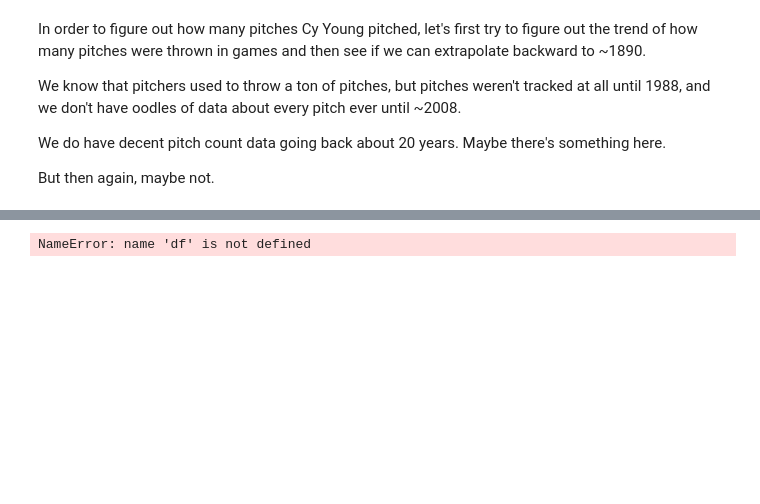
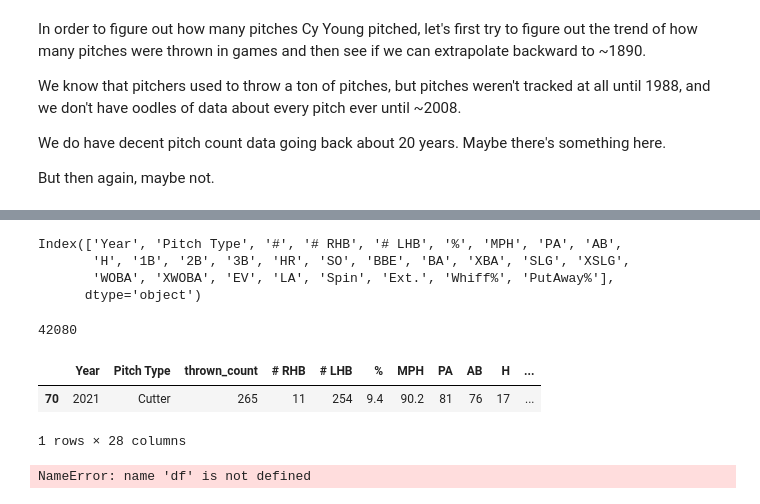
Before and after one commit to obverter/going-for-distance, a Jupyter notebook: He's Going for Distance.ipynb, the cells around one changed output, grey strips where cells are left out. Drawn from its saved outputs; the diff is of its cells as text; code cells hidden in the pictures; blank space fills up the shorter version.

```diff
--- a/He's Going for Distance.ipynb
+++ b/He's Going for Distance.ipynb
@@ -130,3 +33,30 @@ bs4.BeautifulSoup
+# %%
+df = pd.read_csv('data/scherzer-pitch-history.csv')
+# %%
+df.columns
+# %% [output]
+Index(['Year', 'Pitch Type', '#', '# RHB', '# LHB', '%', 'MPH', 'PA', 'AB',
+       'H', '1B', '2B', '3B', 'HR', 'SO', 'BBE', 'BA', 'XBA', 'SLG', 'XSLG',
+       'WOBA', 'XWOBA', 'EV', 'LA', 'Spin', 'Ext.', 'Whiff%', 'PutAway%'],
+      dtype='object')
+# %%
+df = df.rename(columns={
+    '#': 'thrown_count'
+})
+# %%
+df['thrown_count'] = df['thrown_count'].str.replace(",","")
+df['thrown_count'] = df['thrown_count'].astype(int)
+df = df.convert_dtypes()
+# %%
+df.thrown_count.sum()
+# %% [output]
+42080
+# %%
+df.sample()
+# %% [output]
+|  | Year | Pitch Type | thrown_count | # RHB | # LHB | % | MPH | PA | AB | H | ... |
+| 70 | 2021 | Cutter | 265 | 11 | 254 | 9.4 | 90.2 | 81 | 76 | 17 | ... |
+1 rows × 28 columns
 # %%
 import statsmodels.api as sm
 
```
Also changed, not shown: parts of 8 cells of this notebook, 10 other files.
